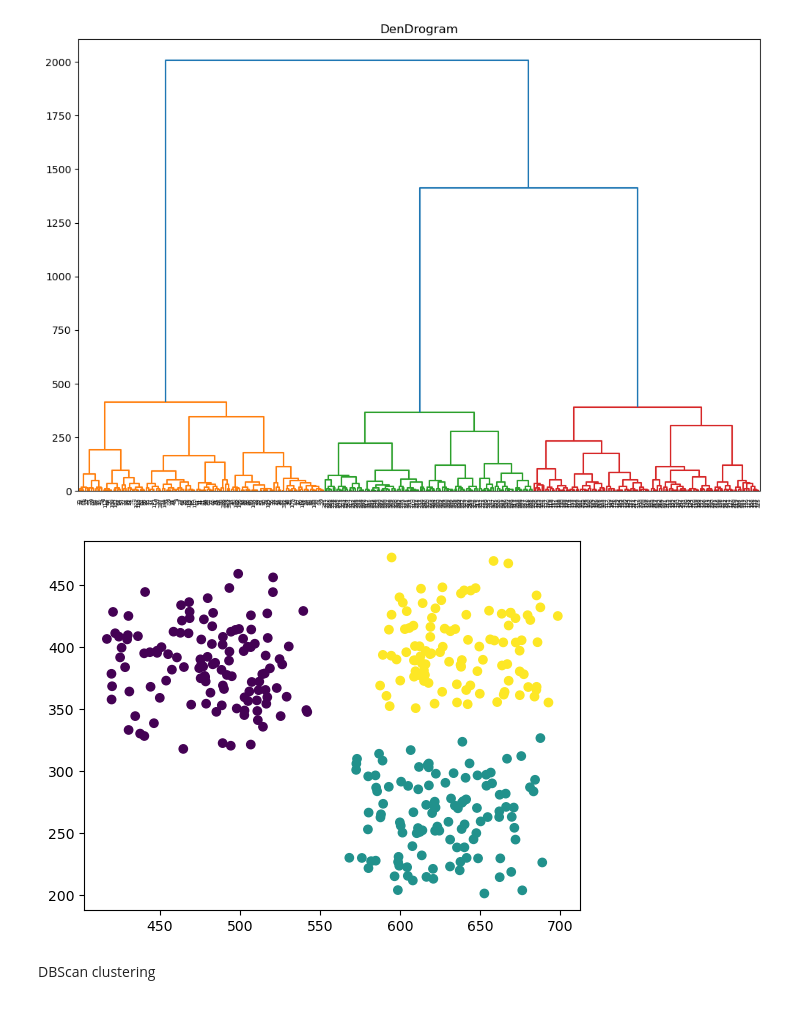
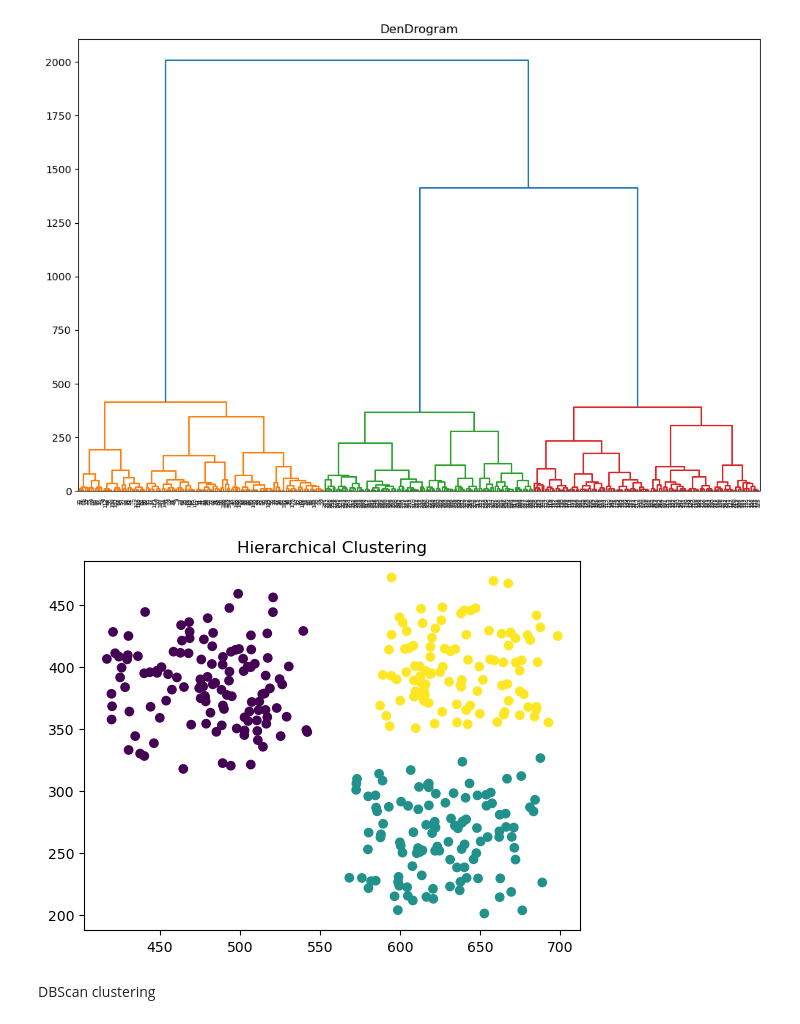
Before and after one commit to AIdjis/Clustering, a Jupyter notebook: code.ipynb, the cells around one changed output. Saved outputs shown, nothing was run; the diff lists cells and outputs as text; code cells hidden in the pictures.

```diff
--- a/code.ipynb
+++ b/code.ipynb
@@ -136,10 +132,11 @@ plt.show()
 # %%
 hierarchical_cluster = AgglomerativeClustering(n_clusters=3, affinity='euclidean', linkage='ward')
 labels = hierarchical_cluster.fit_predict(data)
 
 plt.scatter(data['X'], data['Y'], c=labels)
+plt.title('Hierarchical Clustering')
 plt.show()
 # %% [output]
-[figure, old version]
+[figure, new version]
 # %% [markdown]
 DBScan clustering
```
Also changed, not shown: parts of 11 cells of this notebook.
